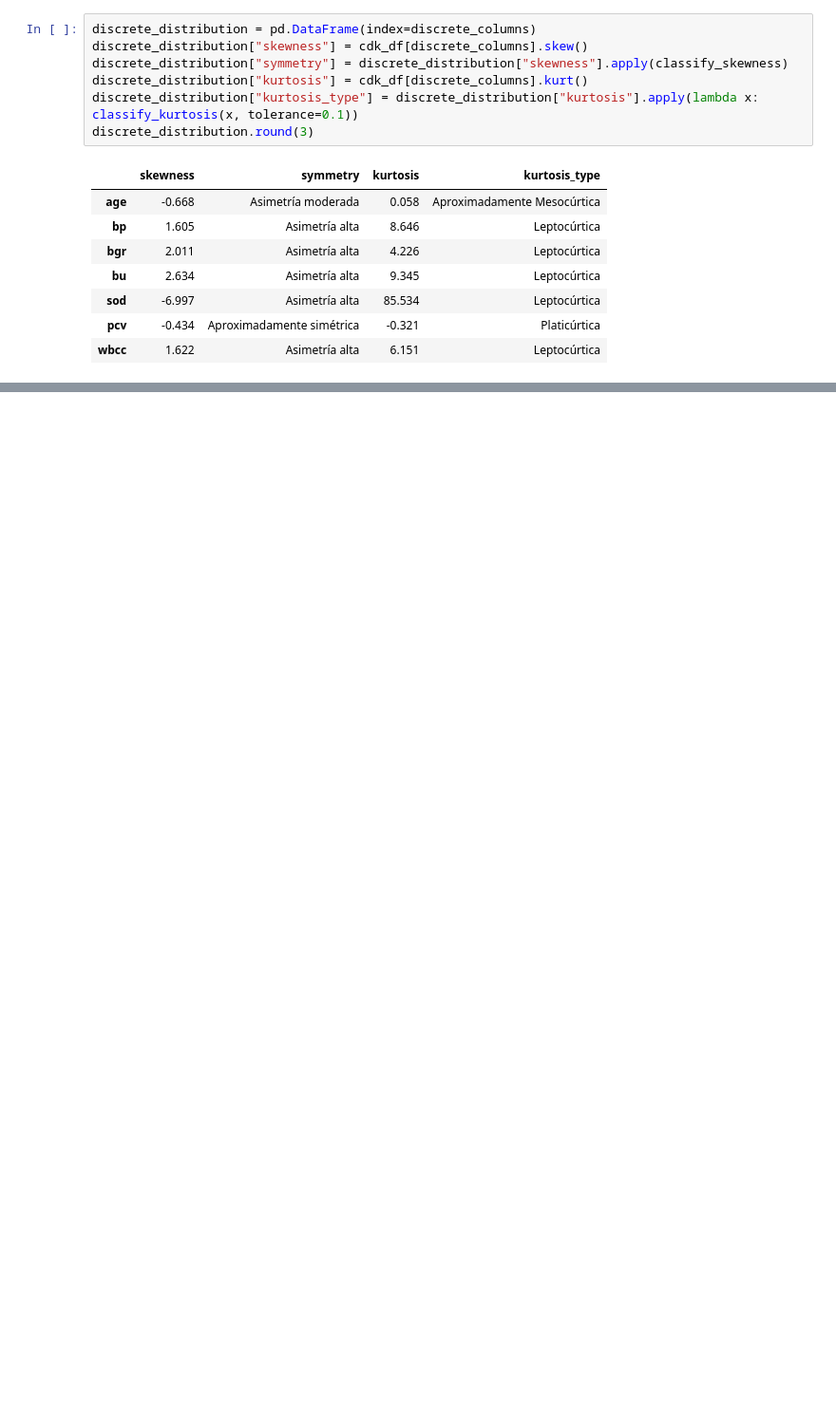
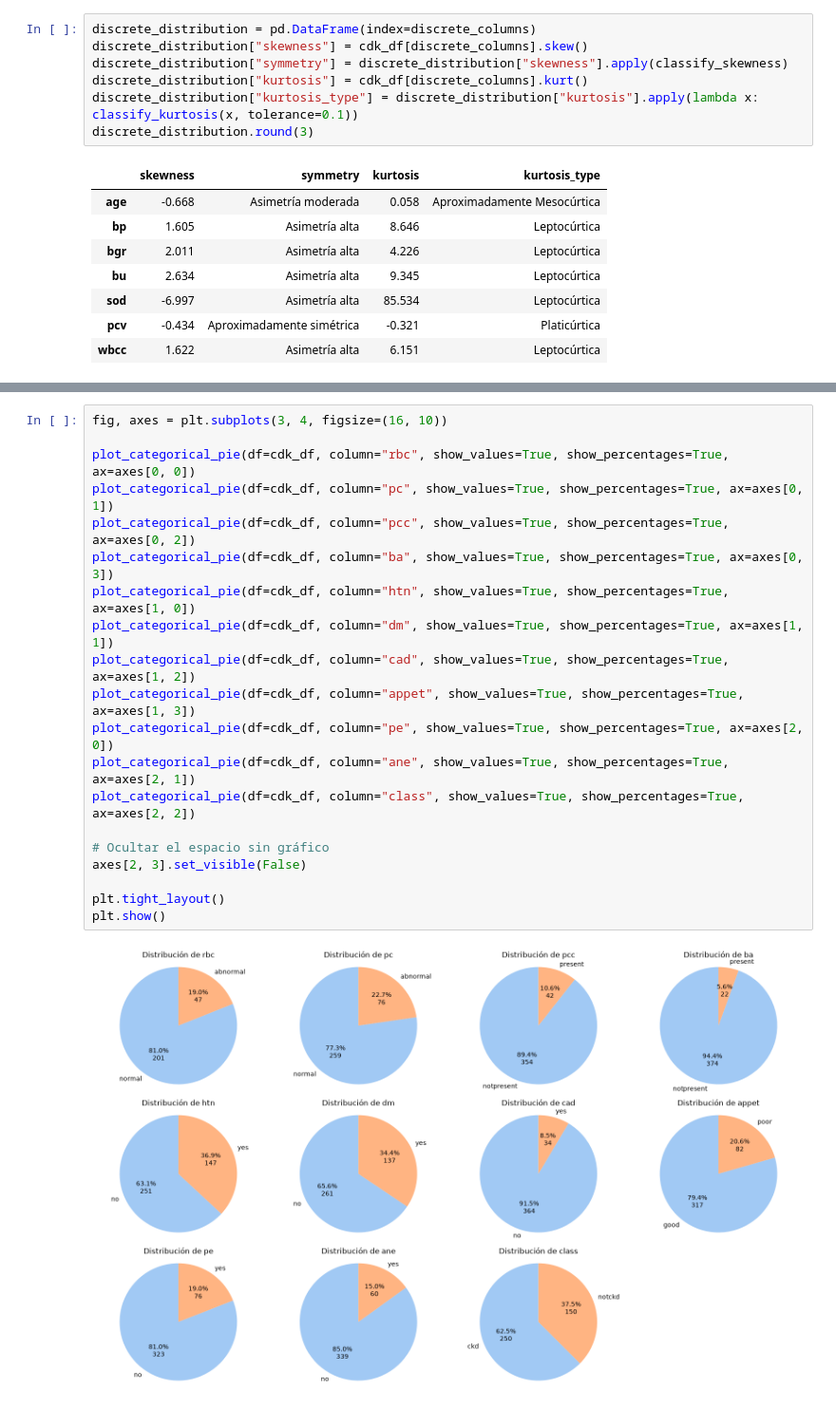
Before and after one commit to meli-piacentino/Chronic-Kidney-Disease-EDA-ActividadIndividual2-Piacentino, a Jupyter notebook: notebooks/02_EDA.ipynb, the cells around one changed output, grey strips where cells are left out. Shown at 95% size. Saved outputs shown, nothing was run; the diff lists cells and outputs as text; blank space fills up the shorter version.

```diff
--- a/notebooks/02_EDA.ipynb
+++ b/notebooks/02_EDA.ipynb
@@ -445,0 +483,22 @@ plt.show()
+# %%
+fig, axes = plt.subplots(3, 4, figsize=(16, 10))
+
+plot_categorical_pie(df=cdk_df, column="rbc", show_values=True, show_percentages=True, ax=axes[0, 0])
+plot_categorical_pie(df=cdk_df, column="pc", show_values=True, show_percentages=True, ax=axes[0, 1])
+plot_categorical_pie(df=cdk_df, column="pcc", show_values=True, show_percentages=True, ax=axes[0, 2])
+plot_categorical_pie(df=cdk_df, column="ba", show_values=True, show_percentages=True, ax=axes[0, 3])
+plot_categorical_pie(df=cdk_df, column="htn", show_values=True, show_percentages=True, ax=axes[1, 0])
+plot_categorical_pie(df=cdk_df, column="dm", show_values=True, show_percentages=True, ax=axes[1, 1])
+plot_categorical_pie(df=cdk_df, column="cad", show_values=True, show_percentages=True, ax=axes[1, 2])
+plot_categorical_pie(df=cdk_df, column="appet", show_values=True, show_percentages=True, ax=axes[1, 3])
+plot_categorical_pie(df=cdk_df, column="pe", show_values=True, show_percentages=True, ax=axes[2, 0])
+plot_categorical_pie(df=cdk_df, column="ane", show_values=True, show_percentages=True, ax=axes[2, 1])
+plot_categorical_pie(df=cdk_df, column="class", show_values=True, show_percentages=True, ax=axes[2, 2])
+
+# Ocultar el espacio sin gráfico
+axes[2, 3].set_visible(False)
+
+plt.tight_layout()
+plt.show()
+# %% [output]
+[figure, added]
```
Also changed, not shown: parts of 39 cells of this notebook, 3 other files.
